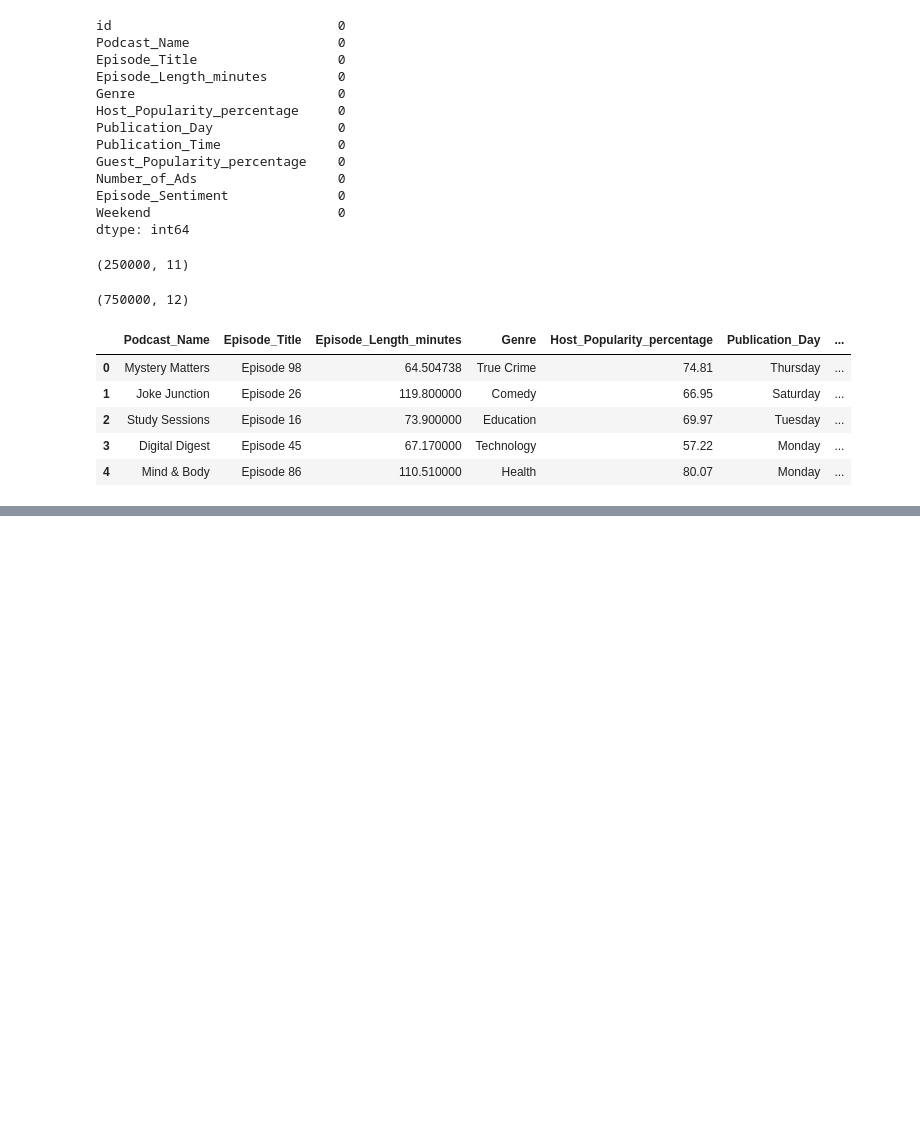
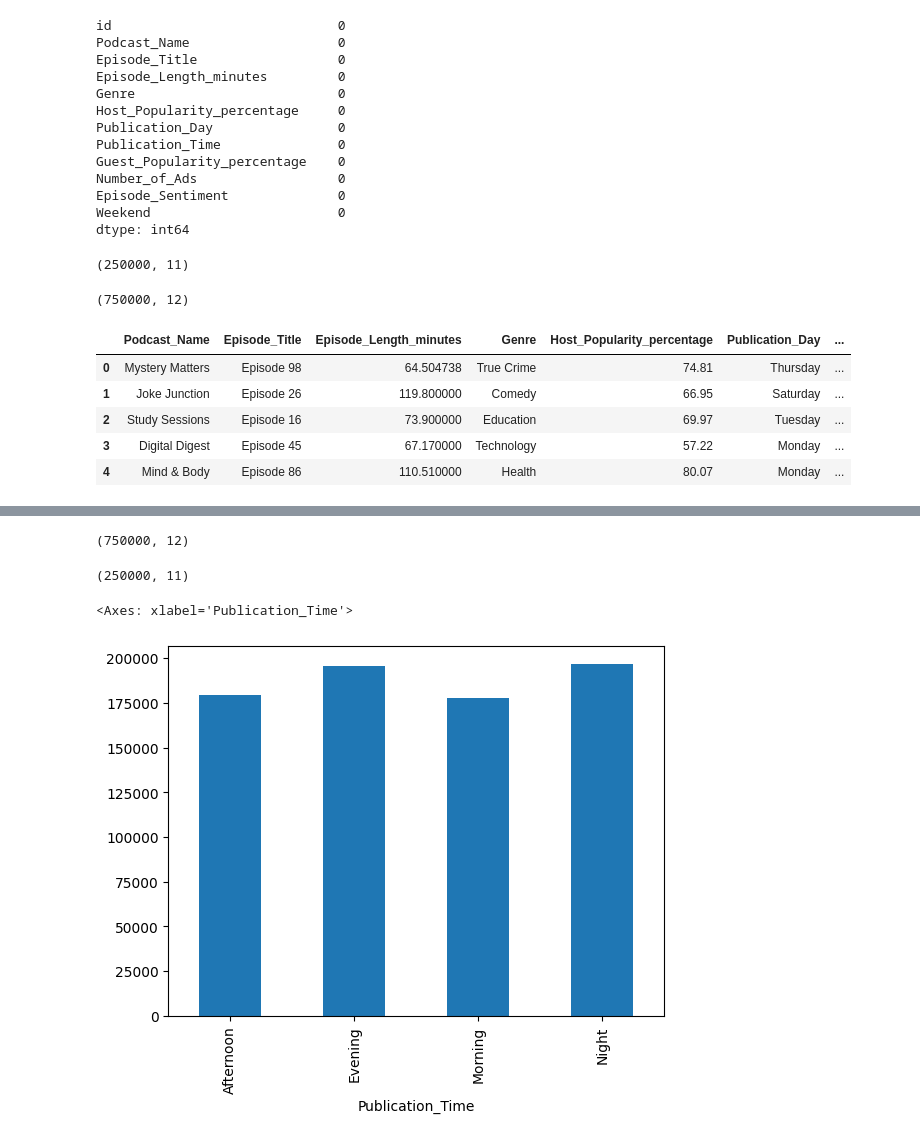
Before and after one commit to isfar12/Machine-Learning, a Jupyter notebook: Contest_journey/pocast_listening_time.ipynb, the cells around one changed output, grey strips where cells are left out. Cells and saved outputs as stored; diff of their text form; code cells hidden in the pictures; blank space fills up the shorter version.

```diff
--- a/Contest_journey/pocast_listening_time.ipynb
+++ b/Contest_journey/pocast_listening_time.ipynb
@@ -280,3 +280,13 @@ train.head()
 | 2 | Study Sessions | Episode 16 | 73.900000 | Education | 69.97 | Tuesday | ... |
 | 3 | Digital Digest | Episode 45 | 67.170000 | Technology | 57.22 | Monday | ... |
 | 4 | Mind & Body | Episode 86 | 110.510000 | Health | 80.07 | Monday | ... |
+# %%
+def convert_pos_neg(data):
+    if data=="Positive":
+        return 1
+    else:
+        return 0
+# %%
+train["Episode_Sentiment"]=train["Episode_Sentiment"].apply(convert_pos_neg)
+test_df["Episode_Sentiment"]=test_df["Episode_Sentiment"].apply(convert_pos_neg)
+train.head()
@@ -282,0 +300,13 @@ train.head()
+# %%
+train.shape
+# %% [output]
+(750000, 12)
+# %%
+test_df.shape
+# %% [output]
+(250000, 11)
+# %%
+train.groupby(by="Publication_Time")["Publication_Time"].value_counts().plot(kind="bar")
+# %% [output]
+<Axes: xlabel='Publication_Time'>
+[figure, added]
```
Also changed, not shown: parts of 26 cells of this notebook.
